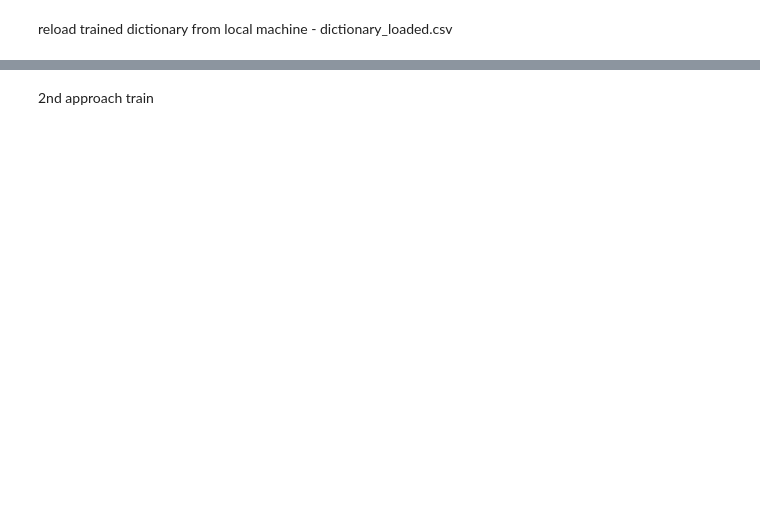
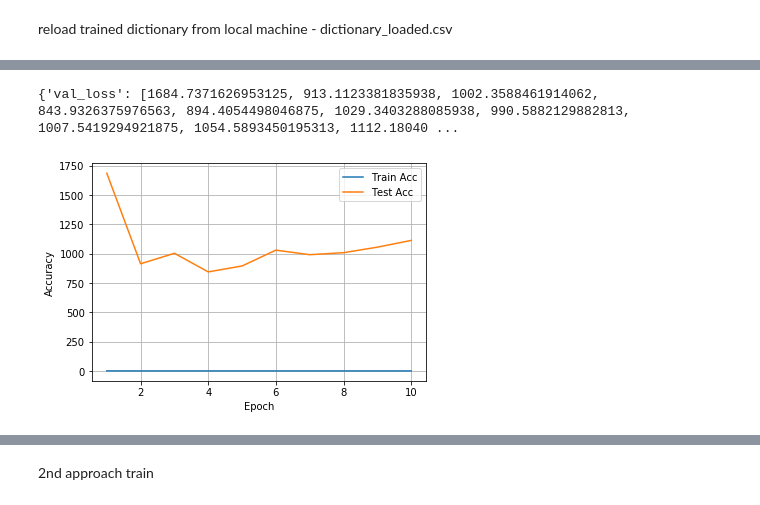
Before and after one commit to royg27/Machine-Learning, a Jupyter notebook: GAN_roy.ipynb, the cells around one changed output, grey strips where cells are left out. Drawn from its saved outputs; the diff is of its cells as text; code cells hidden in the pictures; blank space fills up the shorter version.

```diff
--- a/GAN_roy.ipynb
+++ b/GAN_roy.ipynb
@@ -33,6 +34,8 @@ from keras.datasets import mnist
 x_train = (x_train.astype(np.float32) - 127.5) / 127.5  # normalize between +1 -1
 
 x_train = x_train.reshape(-1, img_rows*img_cols*channels) # each image as vector
+x_test = x_test.reshape(-1, img_rows*img_cols*channels) # each image as vector
+
 
 np.random.shuffle(x_train)
 print(x_train.shape)
@@ -262,14 +265,19 @@ Train sparse dictionary:
 from sklearn.decomposition import DictionaryLearning
 from numpy import loadtxt,savetxt
 import matplotlib.pyplot as plt
+from google.colab import files
+
 
 # init a dictionary learning alg - based on LARS
 # TODO - change to all data set and make redundant dictionary
 d=DictionaryLearning(n_components=sparse_dim)
 # train dictionary
-d.fit(x_train[1:2*sparse_dim,:])
+d.fit(x_train)
 dictionary = d.components_
 savetxt('dictionary.csv', dictionary, delimiter=',')
+# download to local machine
+files.download('dictionary.csv')
+
 # we will download to a local file named dictionary_loaded
 #*reconstruct* an image for sanity check
 representation_vec = d.transform(x_train[1:2,:])
@@ -295,2 +372,3 @@ dictionary_loaded2 = np.eye(sparse_dim,dtype=np.float32)  # format that is used
 # %%
-L1_weight = 0.01   # Loss = data_fidelity + L1_weight * L1_norm
+L1_weight = 10   # Loss = data_fidelity + L1_weight * L1_norm
+thr_value = 0.1
@@ -395,0 +471,13 @@ gan.compile(loss=['binary_crossentropy','mean_absolute_error'], optimizer=optimi
+# %%
+plt.figure()
+print(model1.history)
+plt.plot(range(1,len(model1.history['loss'])+1),model1.history['loss'], label='Train Acc')
+plt.plot(range(1,len(model1.history['val_loss'])+1),model1.history['val_loss'], label='Test Acc')
+plt.ylabel("Accuracy")
+plt.xlabel("Epoch")
+plt.legend()
+plt.grid()
+plt.show()
+# %% [output]
+{'val_loss': [1684.7371626953125, 913.1123381835938, 1002.3588461914062, 843.9326375976563, 894.4054498046875, 1029.3403288085938, 990.5882129882813, 1007.5419294921875, 1054.5893450195313, 1112.18040 ...
+[figure, added]
```
Also changed, not shown: parts of 16 cells of this notebook.
